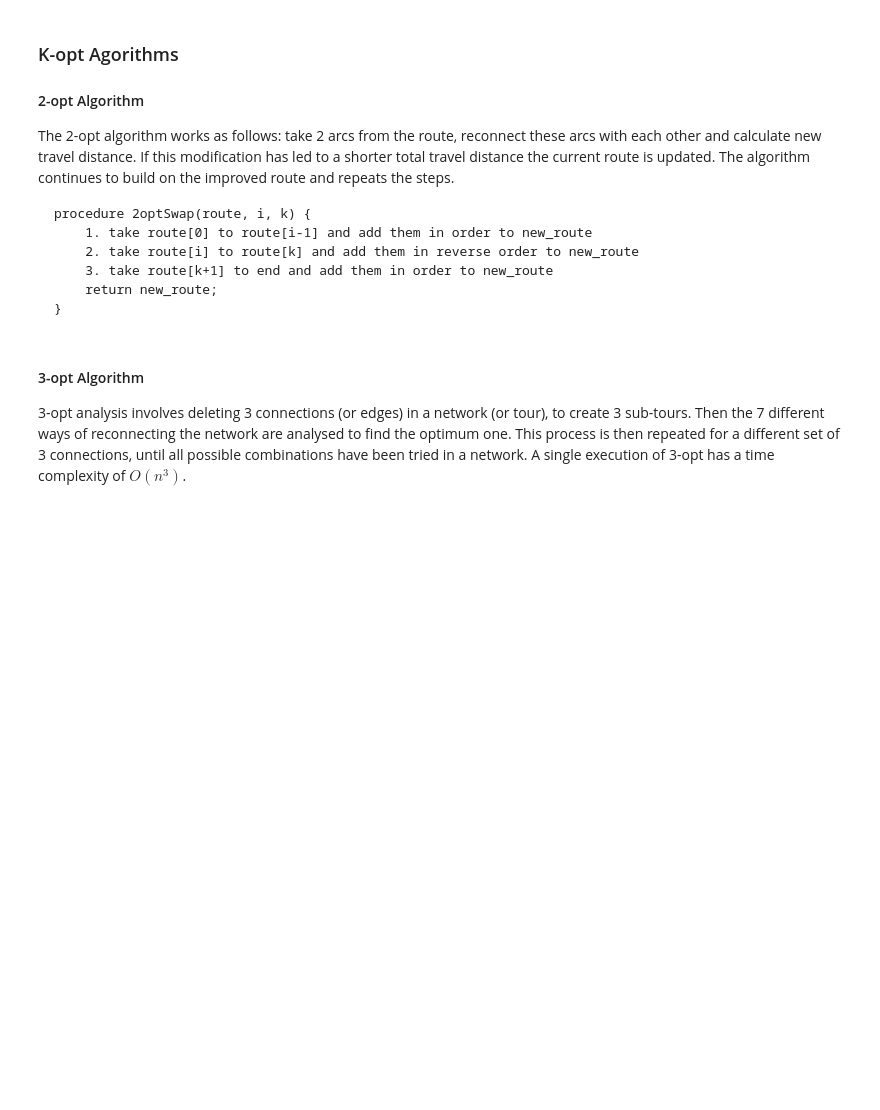
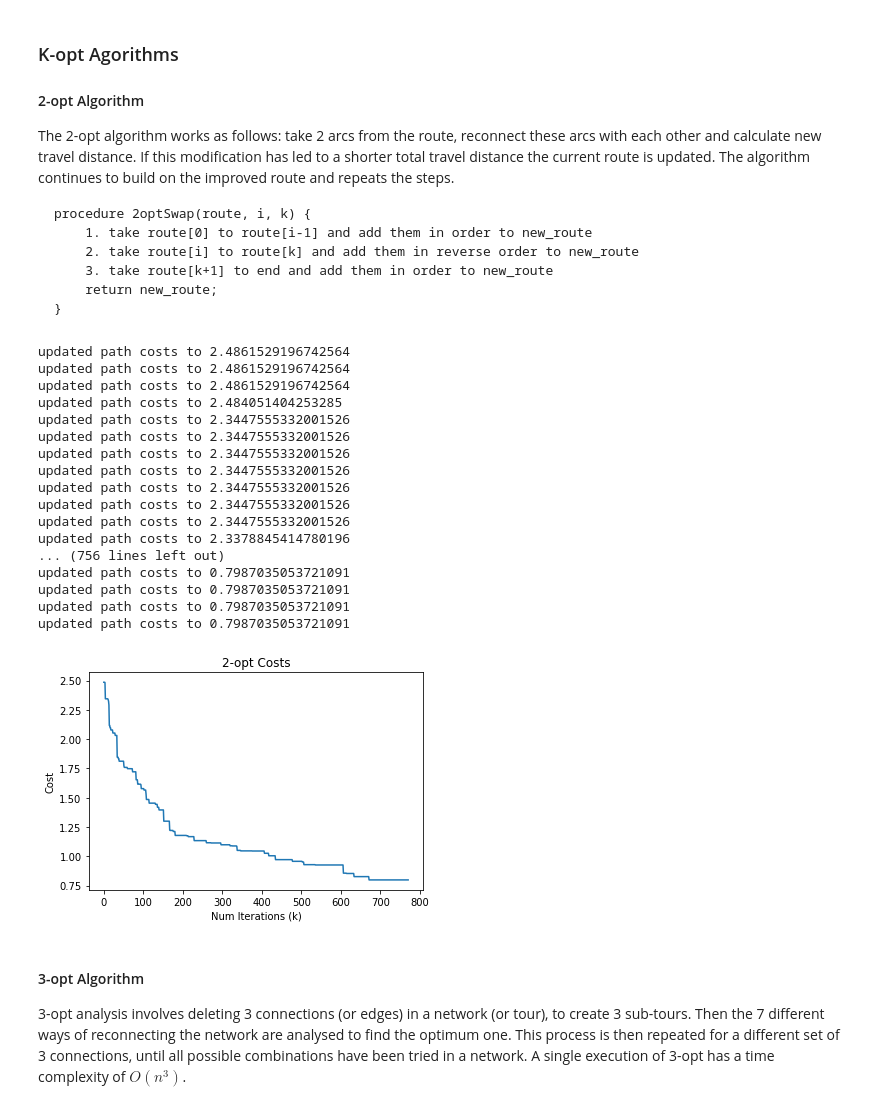
Before and after one commit to donallw/CitiBike-TSP, a Jupyter notebook: CitiBikeTSP.ipynb, the cells around one changed output. Cells and saved outputs as stored; diff of their text form; code cells hidden in the pictures; blank space fills up the shorter version.

```diff
--- a/CitiBikeTSP.ipynb
+++ b/CitiBikeTSP.ipynb
@@ -367,6 +369,6 @@ def nearest_neighbor():
 
     return path, cost
 # %%
-path, cost = nearest_neighbor()
+nn_path, cost = nearest_neighbor()
 print('cost: ',cost)
 # %% [output]
@@ -405,6 +426,7 @@ def farthest_first():
         last = path[-1]
         idx1 = station_to_idx[last]
         max_cost = np.NINF
+        # Selection Step
         for station in unvisited:
             idx2 = station_to_idx[station]
             dist = get_edge_cost(last, station)
@@ -412,7 +434,18 @@ def farthest_first():
                 max_cost = dist
                 max_station = station
         unvisited.remove(max_station)
-        path.append(max_station)
+        # Insertion Step
+        cost_change = np.PINF
+        idx_to_insert = 0
+        for idx, station in enumerate(path):
+            if idx + 1 < len(path):
+                cij = get_edge_cost(station, path[idx + 1])
+                cir = get_edge_cost(station, max_station)
+                crj = get_edge_cost(max_station, path[idx + 1])
+                if (cir + crj - cij) < cost_change:
+                    cost_change = cir + crj - cij
+                    idx_to_insert = idx + 1
+        path.insert(idx_to_insert, max_station)
         cost += max_cost
 
     return path, cost
@@ -444,16 +484,16 @@ def two_opt(route):
 # %%
 import matplotlib.pyplot as plt
 
-MAXCOUNT = 20
+MAXCOUNT = 100
 
-def calPathDist(edge_costs, path):
+def calPathDist(path):
     sum = 0.0
     for i in range(1, len(path)):
         sum += get_edge_cost(path[i], path[i - 1])
     return sum
 
 def pathCompare(path1, path2):
-    if calPathDist(edge_costs, path1) <= calPathDist(edge_costs, path2):
+    if calPathDist(path1) <= calPathDist(path2):
         return True
     return False
 
@@ -464,36 +504,65 @@ def generateRandomPath(path):
         if np.abs(a - b) > 1:
             break
     if a > b:
         return b, a, path[b:a+1]
     else:
         return a, b, path[a:b+1]
 
 def reversePath(path):
     rePath = path.copy()
     rePath[1:-1] = rePath[-2:0:-1]
     return rePath
 
 def updateBestPath(bestPath):
     count = 0
+    costs = []
     while count < MAXCOUNT:
-        print("updated path costs to", calPathDist(edge_costs, bestPath))
+        print("updated path costs to", calPathDist(bestPath))
 #         print(bestPath.tolist())
+        costs.append(calPathDist(bestPath))
         start, end, path = generateRandomPath(bestPath)
         rePath = reversePath(path)
         if pathCompare(path, rePath):
             count += 1
             continue
         else:
             count = 0
             bestPath[start:end+1] = rePath
+    plot_costs(costs)
     return bestPath
 
 def two_opt(stations):
-    bestPath = df['start_station_id'].unique()
+    bestPath = stations
     bestPath = np.append(bestPath, stations[0])
     bestPath = updateBestPath(bestPath)
 
-two_opt(stations)
+def plot_costs(cost_list):
+    plt.plot(cost_list)
+    plt.ylabel('Cost')
+    plt.xlabel('Num Iterations (k)')
+    plt.title('2-opt Costs')
+    plt.show()
+
+two_opt(stations[:30])
+# %% [output]
+updated path costs to 2.4861529196742564
+updated path costs to 2.4861529196742564
+updated path costs to 2.4861529196742564
+updated path costs to 2.484051404253285
+updated path costs to 2.3447555332001526
+updated path costs to 2.3447555332001526
+updated path costs to 2.3447555332001526
+updated path costs to 2.3447555332001526
+updated path costs to 2.3447555332001526
+updated path costs to 2.3447555332001526
+updated path costs to 2.3447555332001526
+updated path costs to 2.3378845414780196
+... (756 lines left out)
+updated path costs to 0.7987035053721091
+updated path costs to 0.7987035053721091
+updated path costs to 0.7987035053721091
+updated path costs to 0.7987035053721091
+[figure, added]
 # %% [markdown]
 #### 3-opt Algorithm
 3-opt analysis involves deleting 3 connections (or edges) in a network (or tour), to create 3 sub-tours. Then the 7 different ways of reconnecting the network are analysed to find the optimum one. This process is then repeated for a different set of 3 connections, until all possible combinations have been tried in a network. A single execution of 3-opt has a time complexity of $O(n^{3})$.
```
Also changed, not shown: parts of 11 cells of this notebook.
